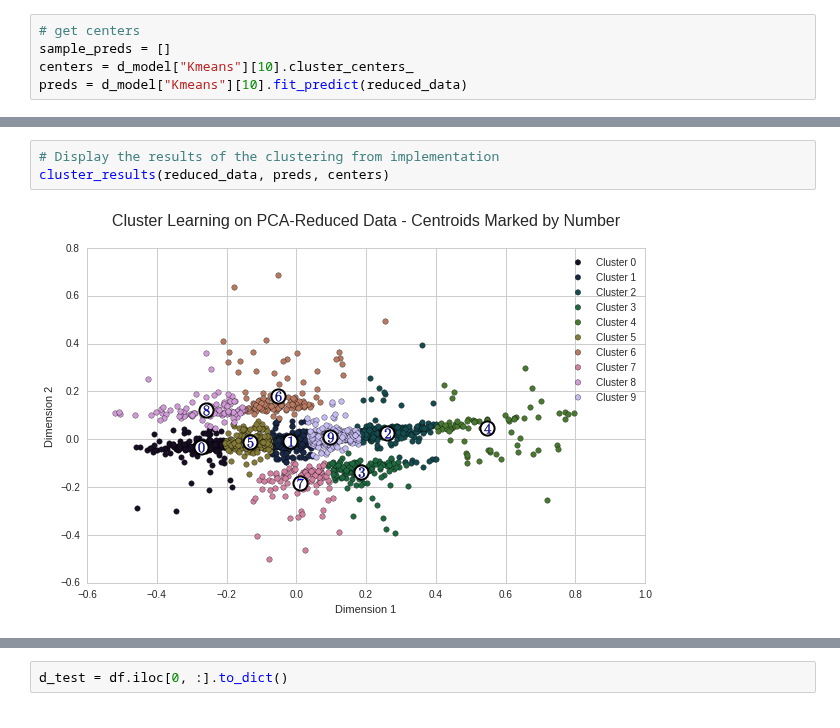
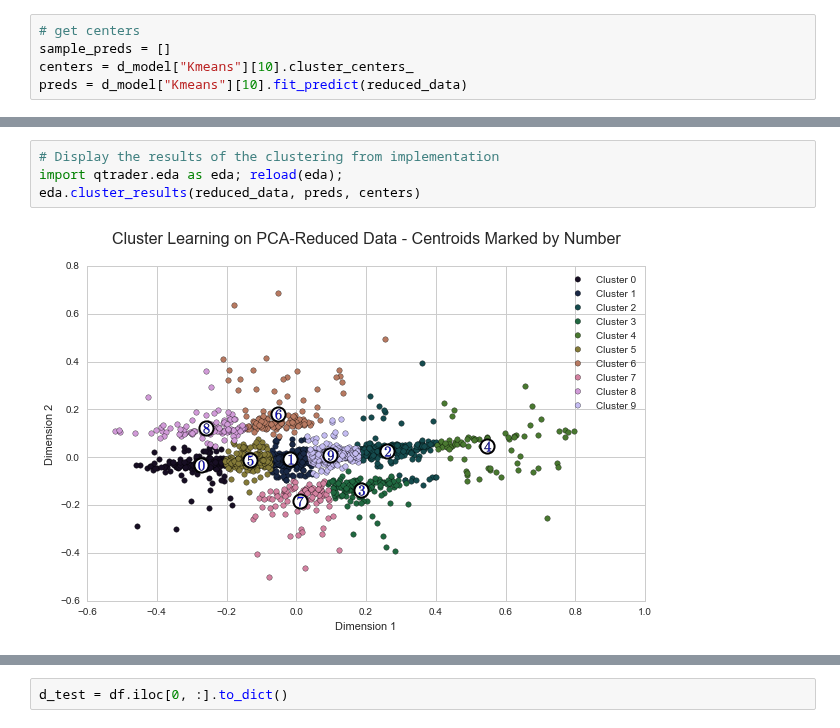
Before and after one commit to ucaiado/QLearning_Trading, a Jupyter notebook: learning_trade.ipynb, the cells around one changed output, grey strips where cells are left out. Drawn from its saved outputs; the diff is of its cells as text.

Commit message:
fest: start to implement the clusterization inside BasicAgent

```diff
--- a/learning_trade.ipynb
+++ b/learning_trade.ipynb
@@ -559,5 +432,6 @@ def cluster_results(reduced_data, preds, centers):
 # %%
 # Display the results of the clustering from implementation
-cluster_results(reduced_data, preds, centers)
+import qtrader.eda as eda; reload(eda);
+eda.cluster_results(reduced_data, preds, centers)
 # %% [output]
-[figure, old version]
+[figure, new version]
```
Also changed, not shown: parts of 34 cells of this notebook, 8 other files.
